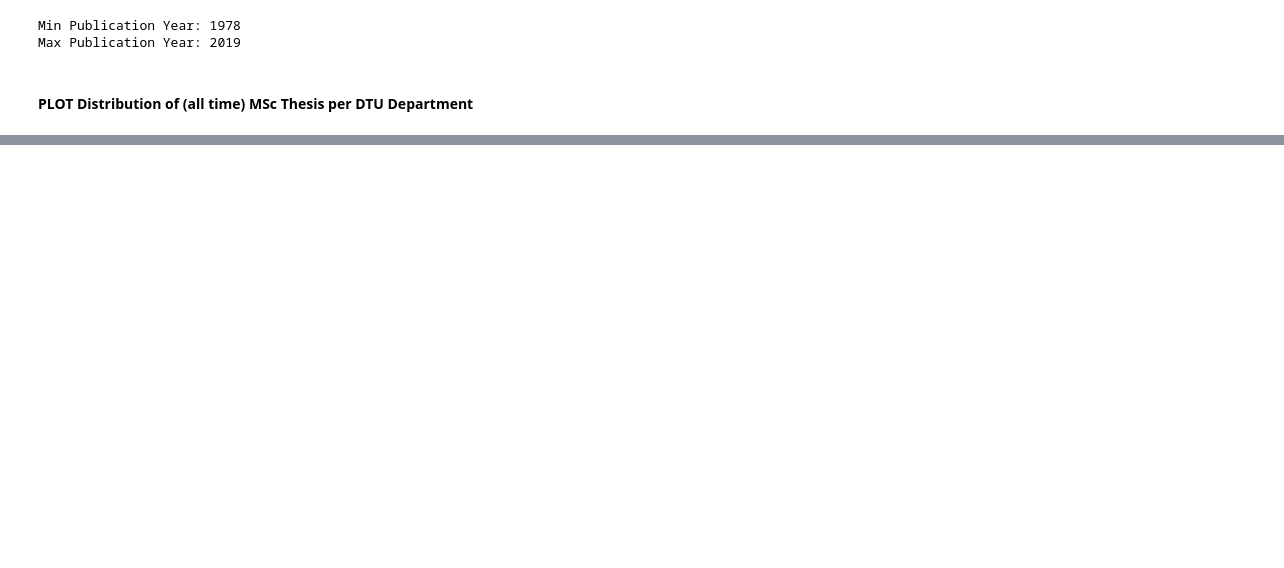
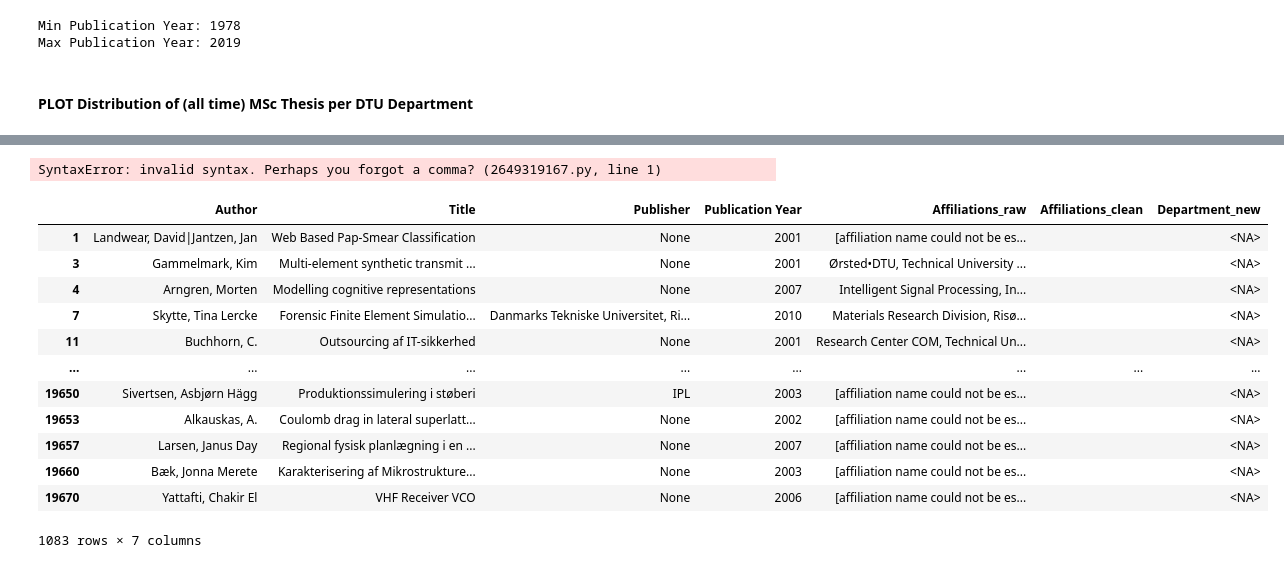
Before and after one commit to OliverKviat/Thesis_OCR, a Jupyter notebook: exploring_data/SANDBOX_Exploring_track1.ipynb, the cells around one changed output, grey strips where cells are left out. Cells and saved outputs as stored; diff of their text form; code cells hidden in the pictures; blank space fills up the shorter version.

Commit message:
done with cleaning

```diff
--- a/exploring_data/SANDBOX_Exploring_track1.ipynb
+++ b/exploring_data/SANDBOX_Exploring_track1.ipynb
@@ -469,0 +470,27 @@ plt.show()
+# %%
+display(df_aff[["Publisher", "Affiliations_raw", "Affiliations_clean", "Department_new"]"Department_new".isna()])
+# %% [output]
+SyntaxError: invalid syntax. Perhaps you forgot a comma? (2649319167.py, line 1)
+# %%
+pd.set_option("display.max_colwidth", None)  # Show full text in cells
+
+display(
+    df_aff.loc[
+        df_aff["Department_new"].isna(),
+        ["Author","Title","Publisher","Publication Year", "Affiliations_raw", "Affiliations_clean", "Department_new"]
+    ]
+)
+# %% [output]
+|  | Author | Title | Publisher | Publication Year | Affiliations_raw | Affiliations_clean | Department_new |
+| 1 | Landwear, David|Jantzen, Jan | Web Based Pap-Smear Classification | None | 2001 | [affiliation name could not be es... |  | <NA> |
+| 3 | Gammelmark, Kim | Multi-element synthetic transmit ... | None | 2001 | Ørsted•DTU, Technical University ... |  | <NA> |
+| 4 | Arngren, Morten | Modelling cognitive representations | None | 2007 | Intelligent Signal Processing, In... |  | <NA> |
+| 7 | Skytte, Tina Lercke | Forensic Finite Element Simulatio... | Danmarks Tekniske Universitet, Ri... | 2010 | Materials Research Division, Risø... |  | <NA> |
+| 11 | Buchhorn, C. | Outsourcing af IT-sikkerhed | None | 2001 | Research Center COM, Technical Un... |  | <NA> |
+| ... | ... | ... | ... | ... | ... | ... | ... |
+| 19650 | Sivertsen, Asbjørn Hägg | Produktionssimulering i støberi | IPL | 2003 | [affiliation name could not be es... |  | <NA> |
+| 19653 | Alkauskas, A. | Coulomb drag in lateral superlatt... | None | 2002 | [affiliation name could not be es... |  | <NA> |
+| 19657 | Larsen, Janus Day | Regional fysisk planlægning i en ... | None | 2007 | [affiliation name could not be es... |  | <NA> |
+| 19660 | Bæk, Jonna Merete | Karakterisering af Mikrostrukture... | None | 2003 | [affiliation name could not be es... |  | <NA> |
+| 19670 | Yattafti, Chakir El | VHF Receiver VCO | None | 2006 | [affiliation name could not be es... |  | <NA> |
+1083 rows × 7 columns
```
Also changed, not shown: parts of 3 cells of this notebook, 2 other files.
